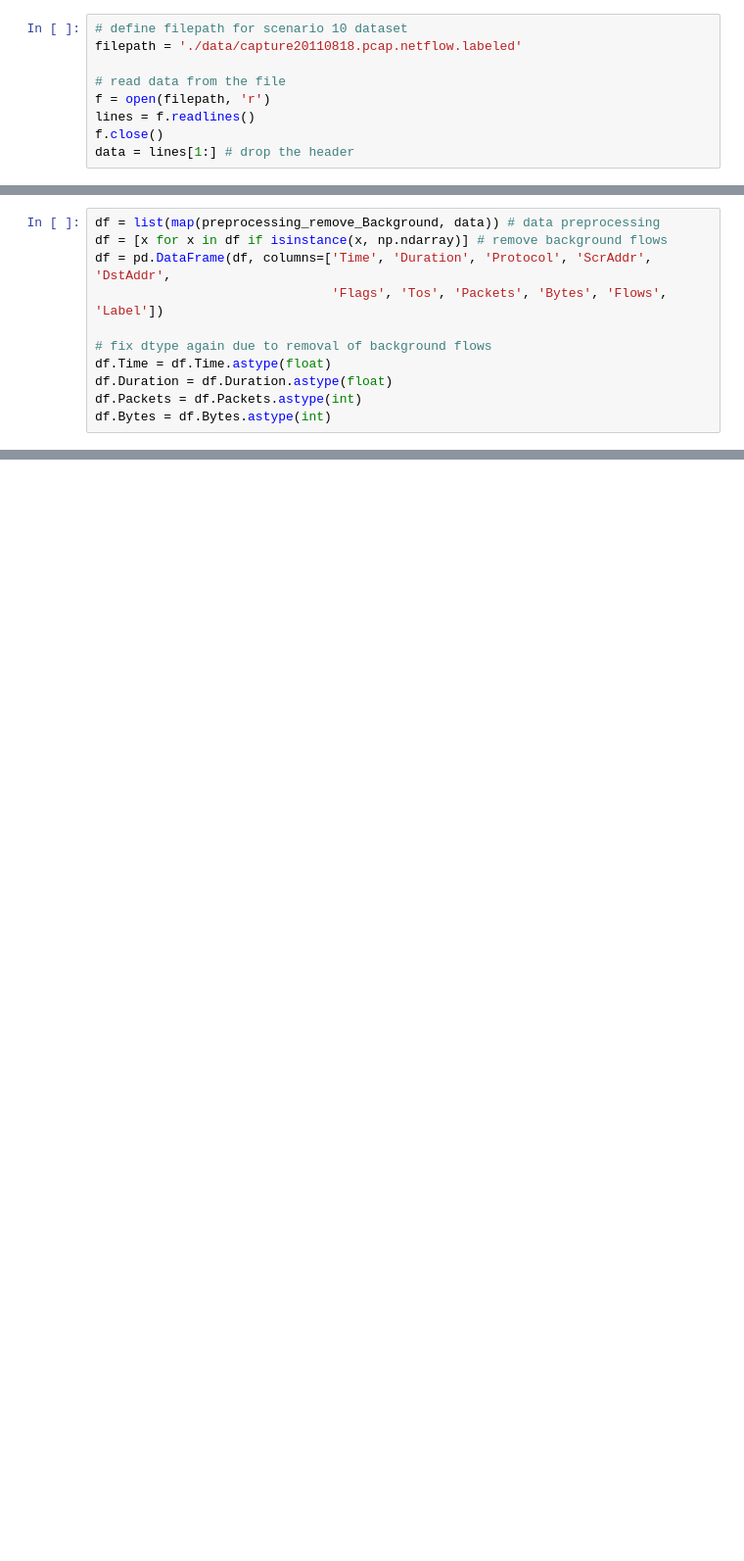
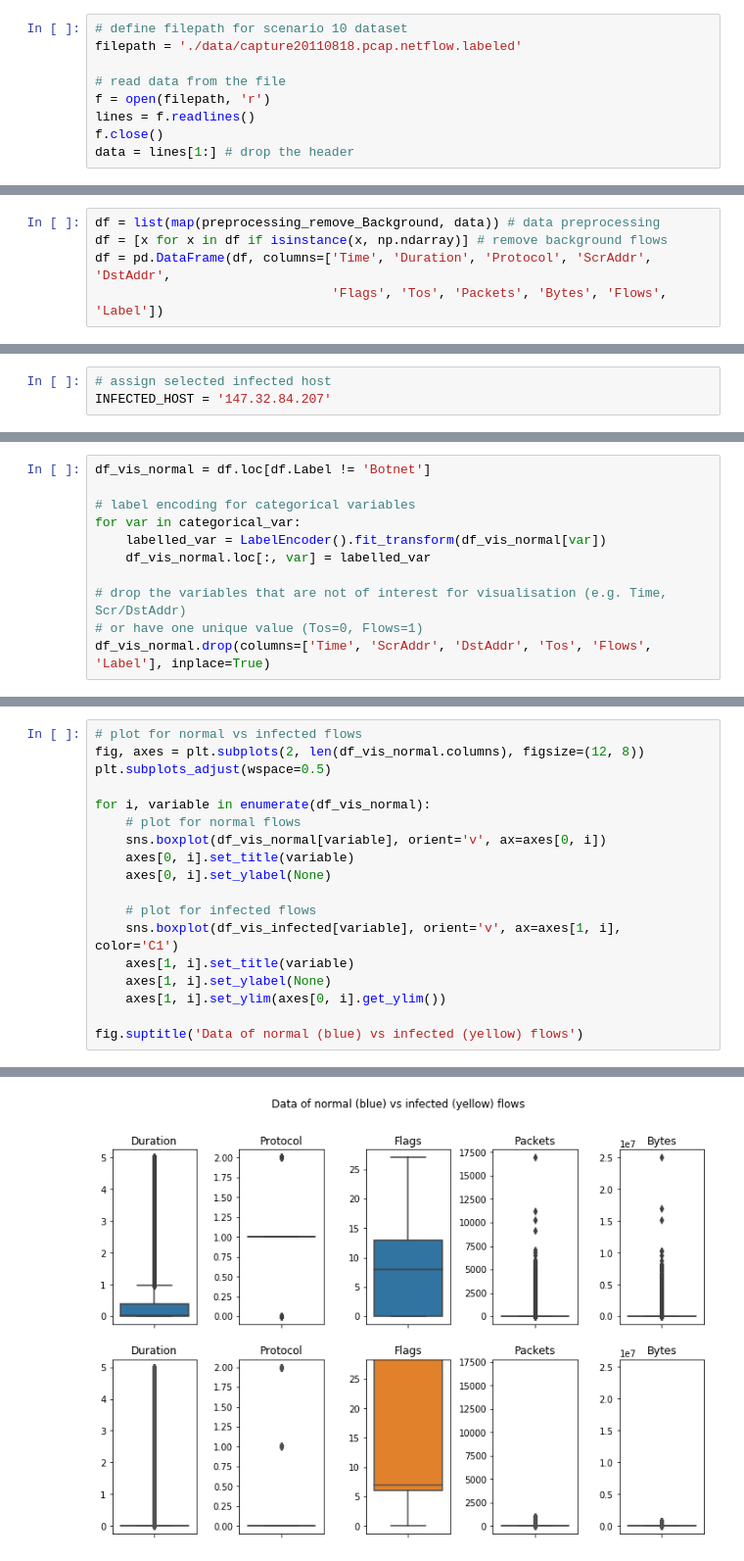
Before and after one commit to chengh42/Cyber-Data-Analytics, a Jupyter notebook: data stream/Task3_Discretization.ipynb, the cells around one changed output, grey strips where cells are left out. Shown: that part at 98% size. Saved outputs shown, nothing was run; the diff lists cells and outputs as text; blank space fills up the shorter version.

```diff
--- a/data stream/Task3_Discretization.ipynb
+++ b/data stream/Task3_Discretization.ipynb
@@ -65,9 +71,3 @@ df = list(map(preprocessing_remove_Background, data)) # data preprocessing
 df = [x for x in df if isinstance(x, np.ndarray)] # remove background flows
 df = pd.DataFrame(df, columns=['Time', 'Duration', 'Protocol', 'ScrAddr', 'DstAddr',
                                'Flags', 'Tos', 'Packets', 'Bytes', 'Flows', 'Label'])
-
-# fix dtype again due to removal of background flows
-df.Time = df.Time.astype(float)
-df.Duration = df.Duration.astype(float)
-df.Packets = df.Packets.astype(int)
-df.Bytes = df.Bytes.astype(int)
@@ -88 +124,4 @@ df.Bytes = df.Bytes.astype(int)
+# %%
+# assign selected infected host
+INFECTED_HOST = '147.32.84.207'
 # %%
@@ -105,0 +151,11 @@ sns.pairplot(df_vis, hue='Label',
+# %%
+df_vis_normal = df.loc[df.Label != 'Botnet']
+
+# label encoding for categorical variables
+for var in categorical_var:
+    labelled_var = LabelEncoder().fit_transform(df_vis_normal[var])
+    df_vis_normal.loc[:, var] = labelled_var
+
+# drop the variables that are not of interest for visualisation (e.g. Time, Scr/DstAddr)
+# or have one unique value (Tos=0, Flows=1)
+df_vis_normal.drop(columns=['Time', 'ScrAddr', 'DstAddr', 'Tos', 'Flows', 'Label'], inplace=True)
@@ -105,0 +164,19 @@ sns.pairplot(df_vis, hue='Label',
+# %%
+# plot for normal vs infected flows
+fig, axes = plt.subplots(2, len(df_vis_normal.columns), figsize=(12, 8))
+plt.subplots_adjust(wspace=0.5)
+
+for i, variable in enumerate(df_vis_normal):
+    # plot for normal flows
+    sns.boxplot(df_vis_normal[variable], orient='v', ax=axes[0, i])
+    axes[0, i].set_title(variable)
+    axes[0, i].set_ylabel(None)
+
+    # plot for infected flows
+    sns.boxplot(df_vis_infected[variable], orient='v', ax=axes[1, i], color='C1')
+    axes[1, i].set_title(variable)
+    axes[1, i].set_ylabel(None)
+    axes[1, i].set_ylim(axes[0, i].get_ylim())
+
+fig.suptitle('Data of normal (blue) vs infected (yellow) flows')
+# %% [output]
@@ -105,0 +184 @@ sns.pairplot(df_vis, hue='Label',
+[figure, added]
```
Also changed, not shown: parts of 22 cells of this notebook.
